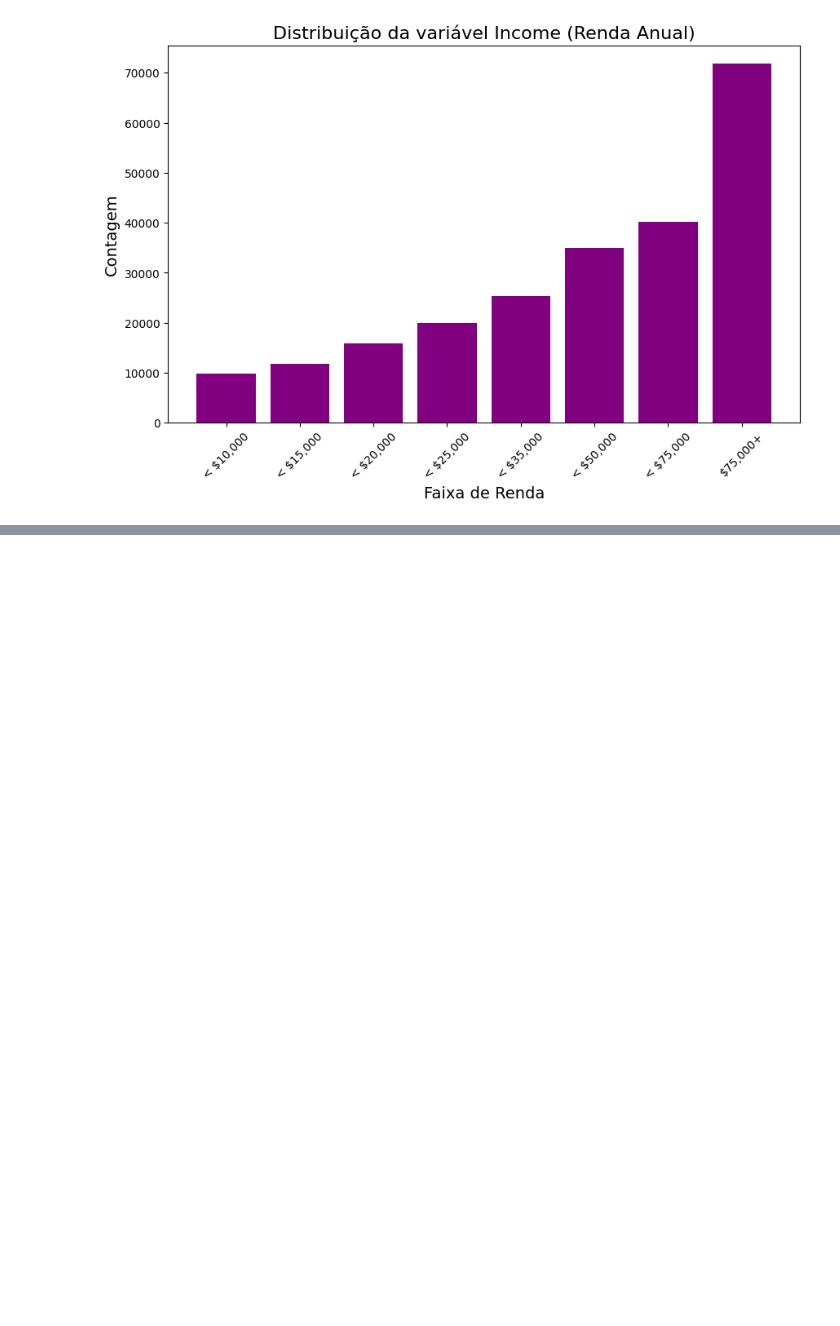
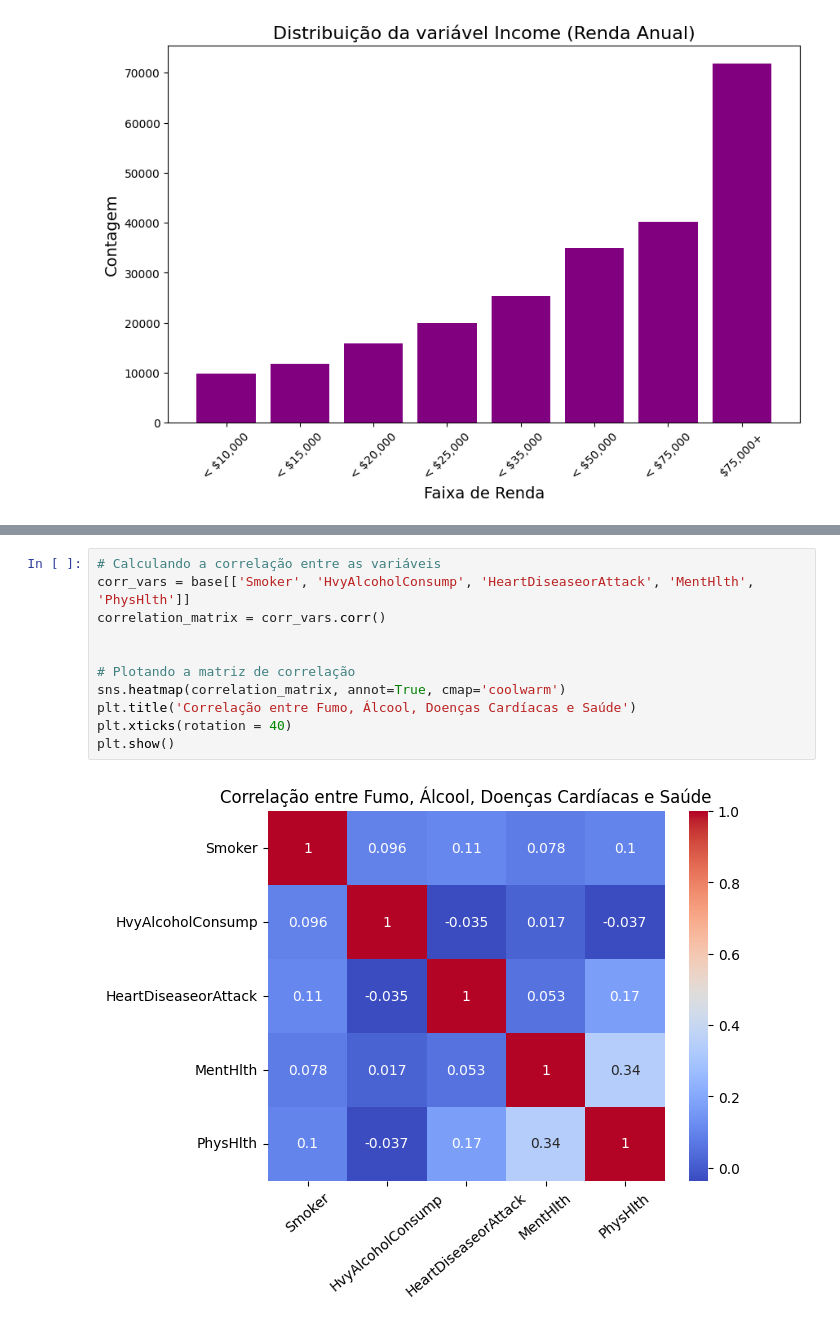
Before and after one commit to rcm2005/Data-Science, a Jupyter notebook: sprint3/sprint33.ipynb, the cells around one changed output, grey strips where cells are left out. Cells and saved outputs as stored; diff of their text form; blank space fills up the shorter version.

```diff
--- a/sprint3/sprint33.ipynb
+++ b/sprint3/sprint33.ipynb
@@ -1061,0 +1258,13 @@ Name: count, dtype: float64
+# %%
+# Calculando a correlação entre as variáveis
+corr_vars = base[['Smoker', 'HvyAlcoholConsump', 'HeartDiseaseorAttack', 'MentHlth', 'PhysHlth']]
+correlation_matrix = corr_vars.corr()
+
+
+# Plotando a matriz de correlação
+sns.heatmap(correlation_matrix, annot=True, cmap='coolwarm')
+plt.title('Correlação entre Fumo, Álcool, Doenças Cardíacas e Saúde')
+plt.xticks(rotation = 40)
+plt.show()
+# %% [output]
+[figure, added]
```
Also changed, not shown: parts of 20 cells of this notebook, 1 other file.
